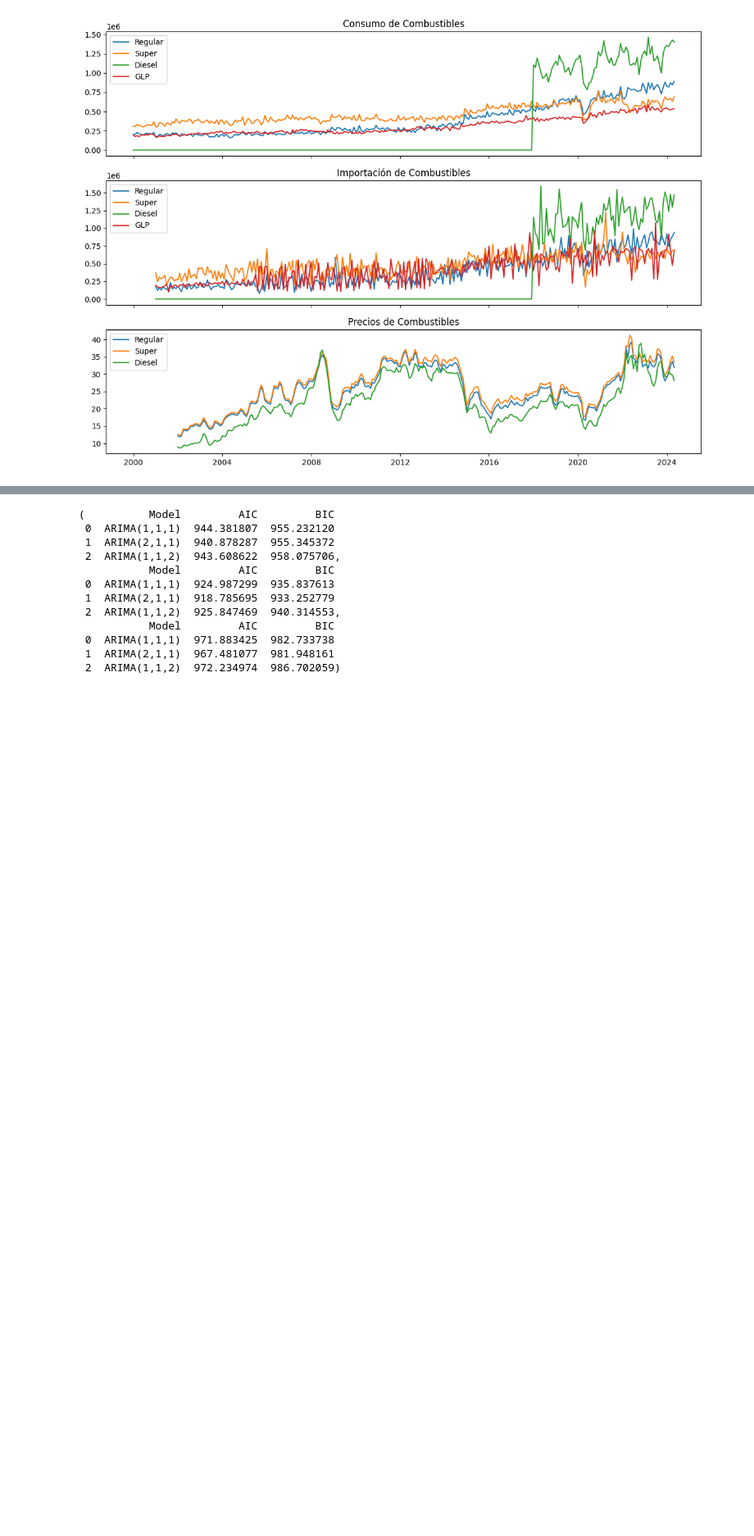
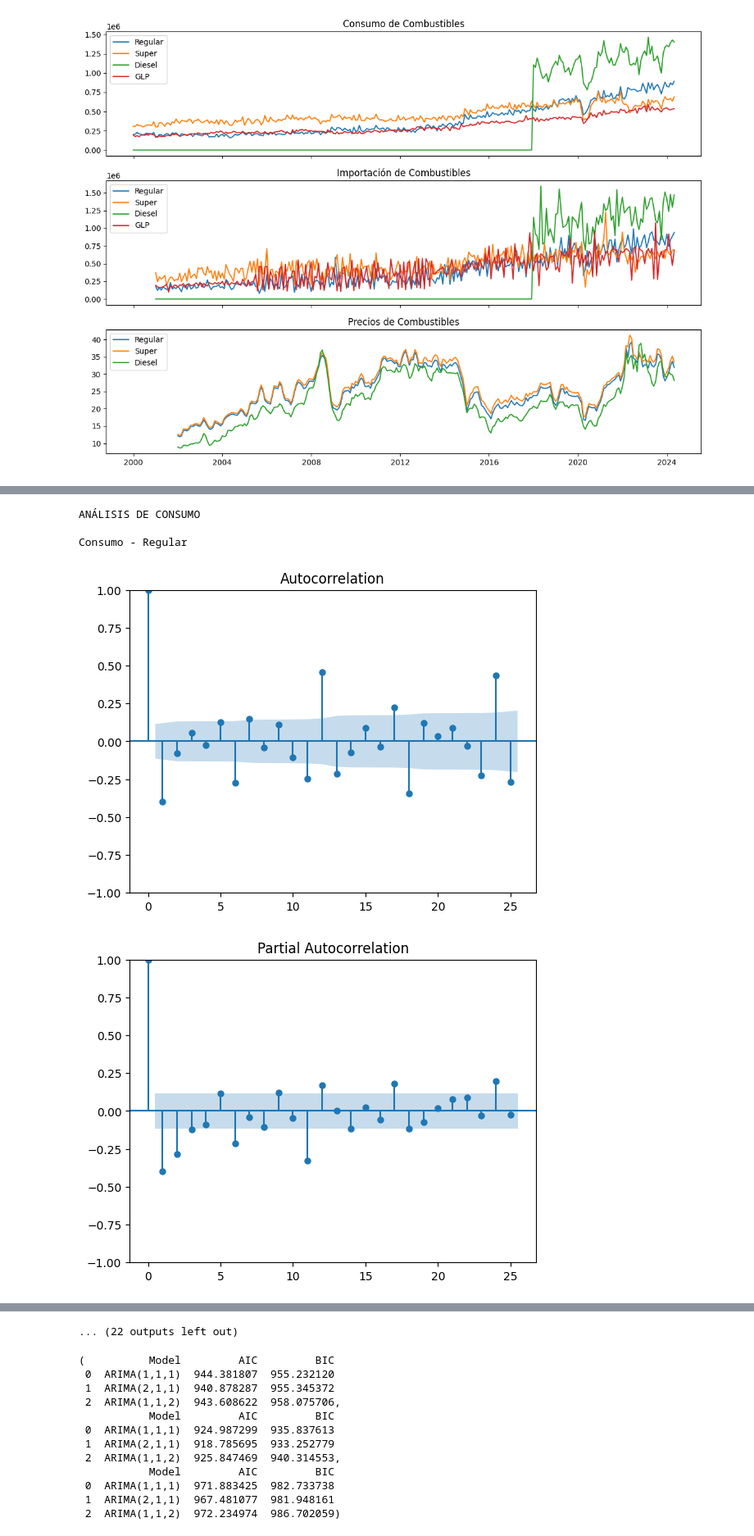
Before and after one commit to FabianJuarez182/DT-LAB2, a Jupyter notebook: DS_LAB2.ipynb, the cells around one changed output, grey strips where cells are left out. Shown at 82% size. Drawn from its saved outputs; the diff is of its cells as text; code cells hidden in the pictures; blank space fills up the shorter version.

```diff
--- a/DS_LAB2.ipynb
+++ b/DS_LAB2.ipynb
@@ -245,0 +331,54 @@ Warnings:
+# %%
+# Diferenciación CONSUMO
+consumo_df['Regular_diff'] = consumo_df['Regular'].diff()
+consumo_df['Super_diff'] = consumo_df['Super'].diff()
+consumo_df['Diesel_diff'] = consumo_df['Diesel'].diff()
+consumo_df['GLP_diff'] = consumo_df['GLP'].diff()
+
+# Diferenciación IMPORTACIONES
+importacion_df['Regular_diff'] = importacion_df['Regular'].diff()
+importacion_df['Super_diff'] = importacion_df['Super'].diff()
+importacion_df['Diesel_diff'] = importacion_df['Diesel'].diff()
+importacion_df['GLP_diff'] = importacion_df['GLP'].diff()
+
+# Diferenciación PRECIOS
+precios_df['Regular_diff'] = precios_df['Regular'].diff()
+precios_df['Super_diff'] = precios_df['Super'].diff()
+precios_df['Diesel_diff'] = precios_df['Diesel'].diff()
+# %%
+from statsmodels.graphics.tsaplots import plot_acf, plot_pacf
+from statsmodels.tsa.arima.model import ARIMA
+# Función auxiliar para plot ACF y PACF y ajustar el modelo ARIMA
+def analyze_series(data, column, title_prefix):
+    print(f"\n{title_prefix} - {column}")
+
+    # Gráfico de autocorrelación y autocorrelación parcial
+    plot_acf(data[f'{column}_diff'].dropna())
+    plot_pacf(data[f'{column}_diff'].dropna())
+    plt.show()
+
+    # Modelo ARIMA
+    model = ARIMA(data[column], order=(1, 1, 1))
+    model_fit = model.fit()
+    print(model_fit.summary())
+
+# ANÁLISIS DE CONSUMO
+print("ANÁLISIS DE CONSUMO")
+for col in ['Regular', 'Super', 'Diesel', 'GLP']:
+    analyze_series(consumo_df, col, "Consumo")
+
+# ANÁLISIS DE IMPORTACIONES
+print("\nANÁLISIS DE IMPORTACIONES")
+for col in ['Regular', 'Super', 'Diesel', 'GLP']:
+    analyze_series(importacion_df, col, "Importaciones")
+
+# ANÁLISIS DE PRECIOS
+print("\nANÁLISIS DE PRECIOS")
+for col in ['Regular', 'Super', 'Diesel']:
+    analyze_series(precios_df, col, "Precios")
+# %% [output]
+ANÁLISIS DE CONSUMO
+
+Consumo - Regular
+[figure, added]
+[figure, added]
@@ -246,3 +442,4 @@ Warnings:
+... (22 outputs left out)
 # %%
 from statsmodels.tsa.arima.model import ARIMA
 
```
Also changed, not shown: parts of 14 cells of this notebook.
